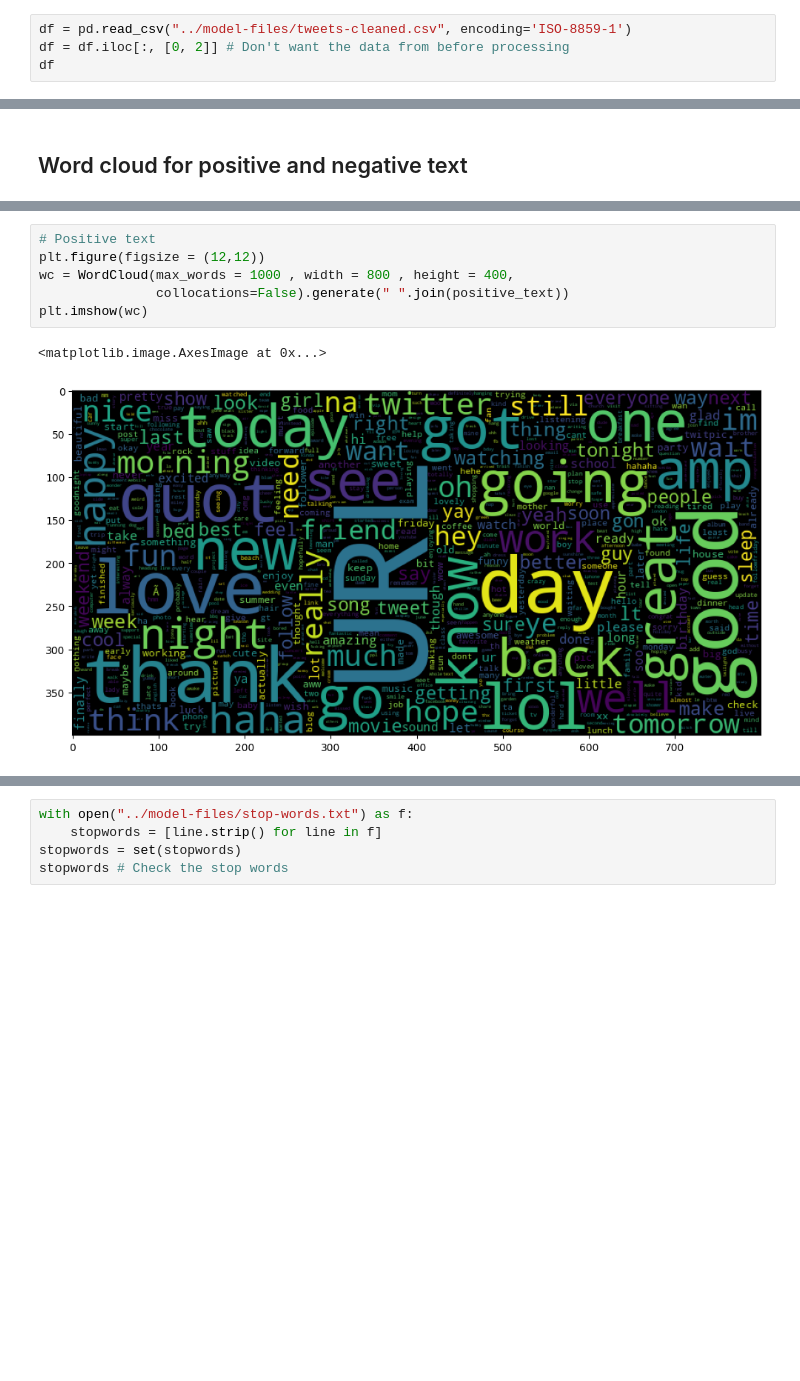
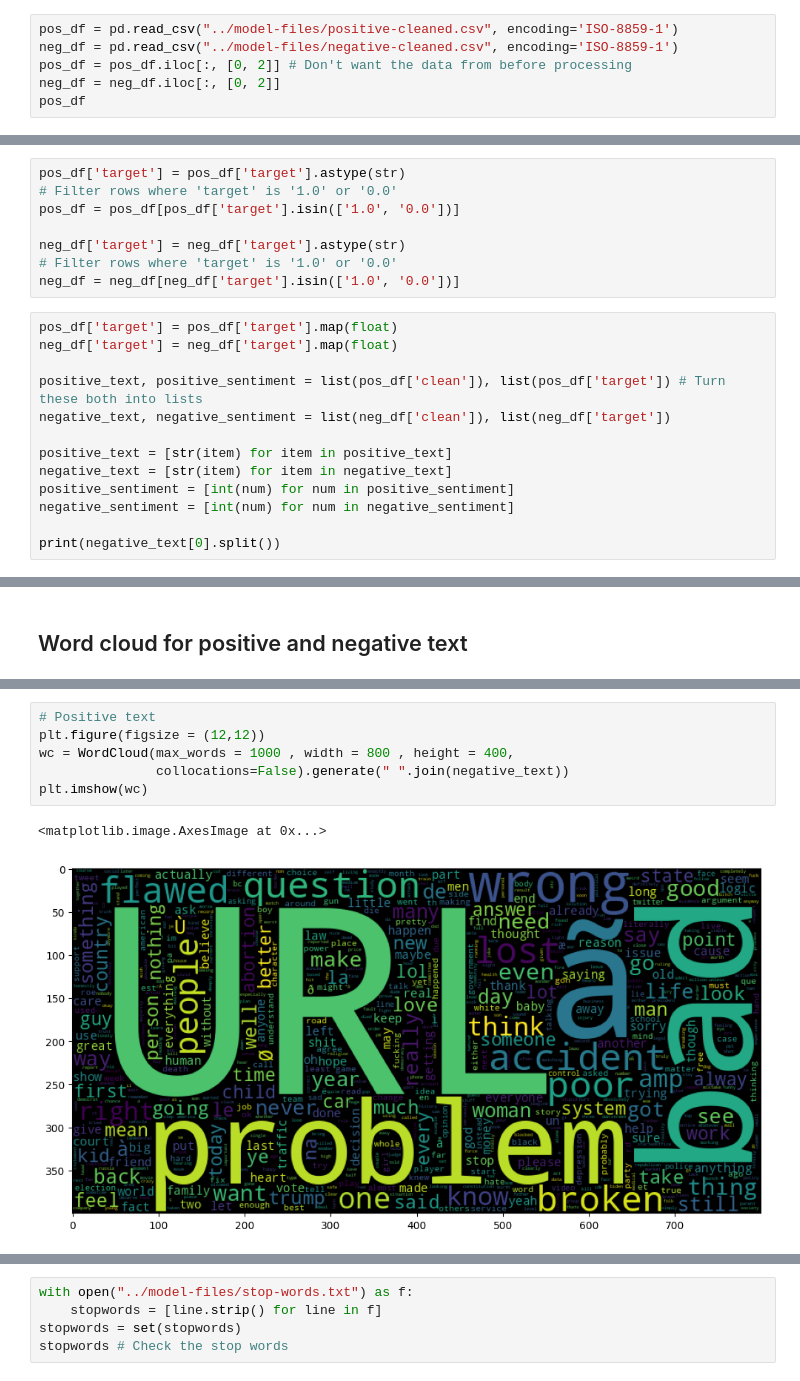
Before and after one commit to kevinxiong613/fervent, a Jupyter notebook: bot/app/Naive_Bayes_Setup.ipynb, the cells around one changed output, grey strips where cells are left out. Drawn from its saved outputs; the diff is of its cells as text; blank space fills up the shorter version.

```diff
--- a/bot/app/Naive_Bayes_Setup.ipynb
+++ b/bot/app/Naive_Bayes_Setup.ipynb
@@ -24,6 +24,8 @@ Rename the columns as well as change positive tweets from target = 4 to target =
 # %%
-df = pd.read_csv("../model-files/tweets-cleaned.csv", encoding='ISO-8859-1')
-df = df.iloc[:, [0, 2]] # Don't want the data from before processing
-df
+pos_df = pd.read_csv("../model-files/positive-cleaned.csv", encoding='ISO-8859-1')
+neg_df = pd.read_csv("../model-files/negative-cleaned.csv", encoding='ISO-8859-1')
+pos_df = pos_df.iloc[:, [0, 2]] # Don't want the data from before processing
+neg_df = neg_df.iloc[:, [0, 2]]
+pos_df
 # %% [output]
 |  | target | clean |
@@ -74,0 +72,21 @@ negative_text[0].split()
+# %%
+pos_df['target'] = pos_df['target'].astype(str)
+# Filter rows where 'target' is '1.0' or '0.0'
+pos_df = pos_df[pos_df['target'].isin(['1.0', '0.0'])]
+
+neg_df['target'] = neg_df['target'].astype(str)
+# Filter rows where 'target' is '1.0' or '0.0'
+neg_df = neg_df[neg_df['target'].isin(['1.0', '0.0'])]
+# %%
+pos_df['target'] = pos_df['target'].map(float)
+neg_df['target'] = neg_df['target'].map(float)
+
+positive_text, positive_sentiment = list(pos_df['clean']), list(pos_df['target']) # Turn these both into lists
+negative_text, negative_sentiment = list(neg_df['clean']), list(neg_df['target'])
+
+positive_text = [str(item) for item in positive_text]
+negative_text = [str(item) for item in negative_text]
+positive_sentiment = [int(num) for num in positive_sentiment]
+negative_sentiment = [int(num) for num in negative_sentiment]
+
+print(negative_text[0].split())
@@ -86,9 +111,9 @@ plt.imshow(wc)
 # %%
 # Positive text
 plt.figure(figsize = (12,12))
 wc = WordCloud(max_words = 1000 , width = 800 , height = 400,
-               collocations=False).generate(" ".join(positive_text))
+               collocations=False).generate(" ".join(negative_text))
 plt.imshow(wc)
 # %% [output]
 <matplotlib.image.AxesImage at 0x...>
-[figure, old version]
+[figure, new version]
```
Also changed, not shown: parts of 26 cells of this notebook, 7 other files.
